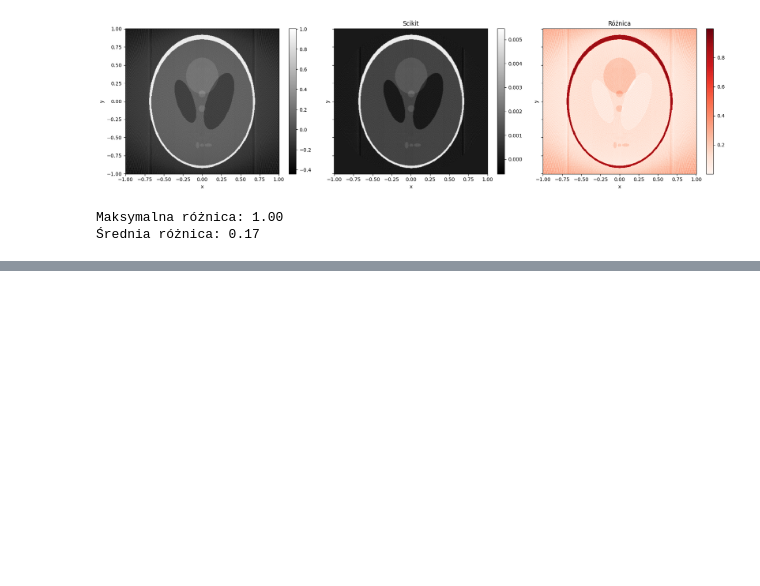
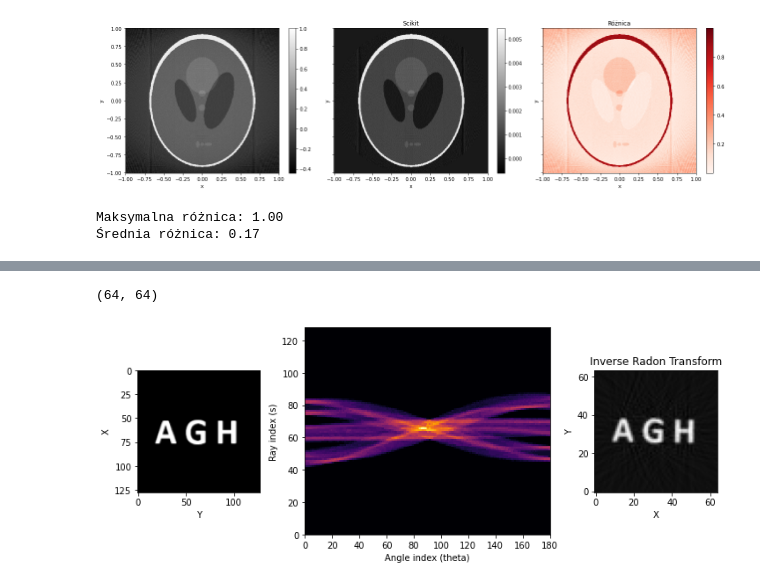
Before and after one commit to Did-Mas/RadonTransform, a Jupyter notebook: RadonTransform.ipynb, the cells around one changed output, grey strips where cells are left out. Drawn from its saved outputs; the diff is of its cells as text; code cells hidden in the pictures; blank space fills up the shorter version.

```diff
--- a/RadonTransform.ipynb
+++ b/RadonTransform.ipynb
@@ -344,0 +444,32 @@ plt.show()
+# %%
+import matplotlib.pyplot as plt
+from skimage.transform import iradon
+
+fig, axes = plt.subplots(1, 3, figsize=(10, 4), width_ratios=[1, 2, 1])
+
+ax = axes[0]
+ax.set_aspect('equal')
+im0 = ax.imshow(phantom_agh_arr, cmap='gray', origin='upper')
+ax.set_ylabel("X")
+ax.set_xlabel("Y")
+# plt.colorbar(im0, ax=ax)
+
+ax = axes[1]
+im1 = ax.pcolormesh(sinogram_agh.T, cmap='inferno')
+ax.set_ylabel("Ray index (s)")
+ax.set_xlabel("Angle index (theta)")
+# plt.colorbar(im1, ax=ax)
+
+iproj = iradon(sinogram_agh.T, circle=False, output_size=64)
+print(iproj.shape)
+# Show inverse Radon transform
+axes[2].imshow(iproj, cmap='gray', origin='lower')
+axes[2].set_title("Inverse Radon Transform")
+axes[2].set_xlabel("X")
+axes[2].set_ylabel("Y")
+
+plt.tight_layout()
+plt.show()
+# %% [output]
+(64, 64)
+[figure, added]
```
Also changed, not shown: parts of 13 cells of this notebook.
